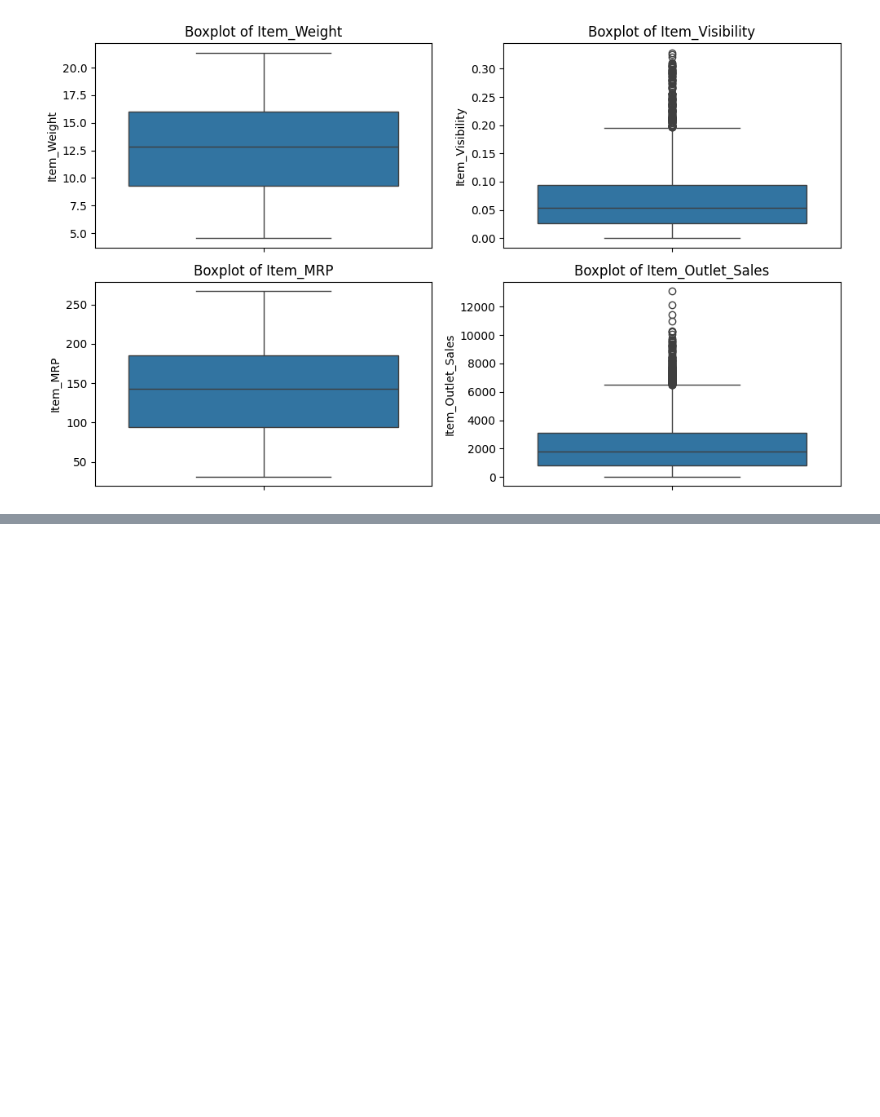
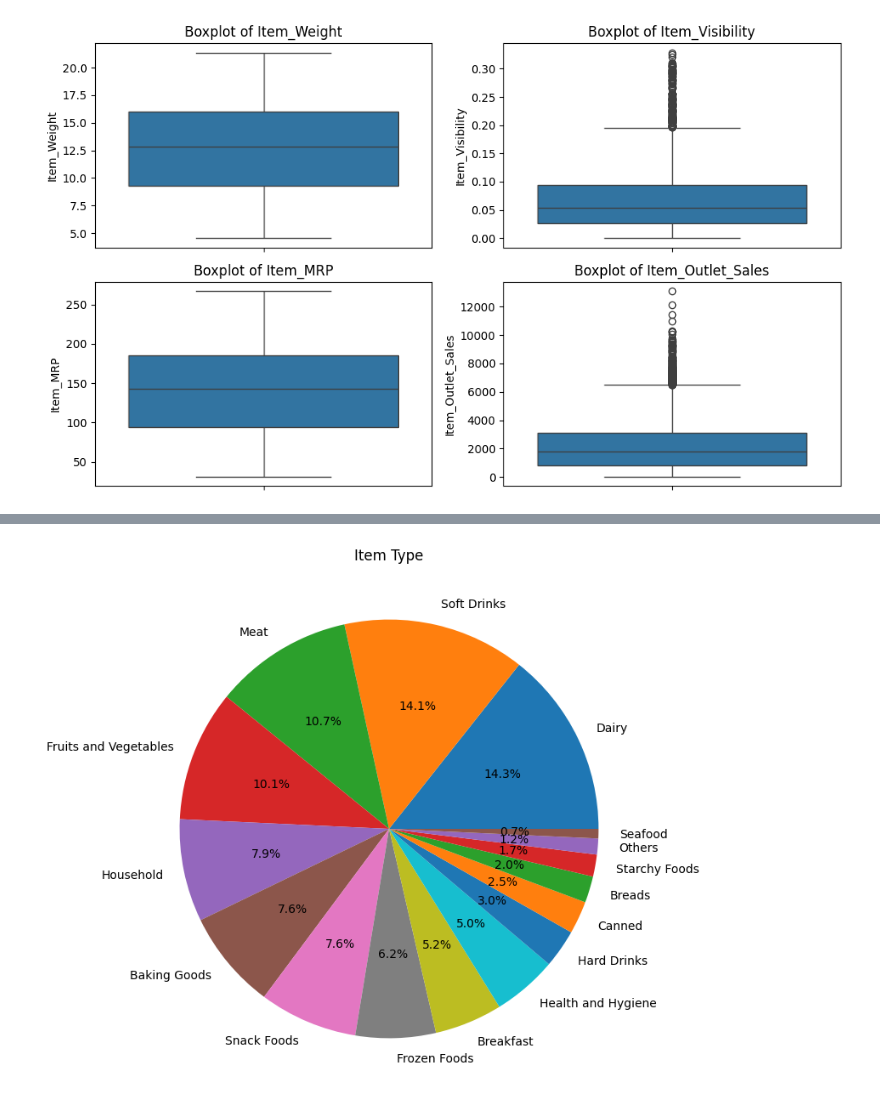
Before and after one commit to Alibubere/BigMart_Sales_Analysis, a Jupyter notebook: BigMart_Sales_Analysis.ipynb, the cells around one changed output, grey strips where cells are left out. Drawn from its saved outputs; the diff is of its cells as text; code cells hidden in the pictures; blank space fills up the shorter version.

```diff
--- a/BigMart_Sales_Analysis.ipynb
+++ b/BigMart_Sales_Analysis.ipynb
@@ -103,0 +131,7 @@ for col in numerical_col:
+# %%
+plt.figure(figsize=(10,8))
+plt.pie(data['Item_Type'].value_counts(),labels=data['Item_Type'].unique(),autopct='%1.1f%%')
+plt.title('Item Type')
+plt.show()
+# %% [output]
+[figure, added]
```
Also changed, not shown: parts of 4 cells of this notebook.
